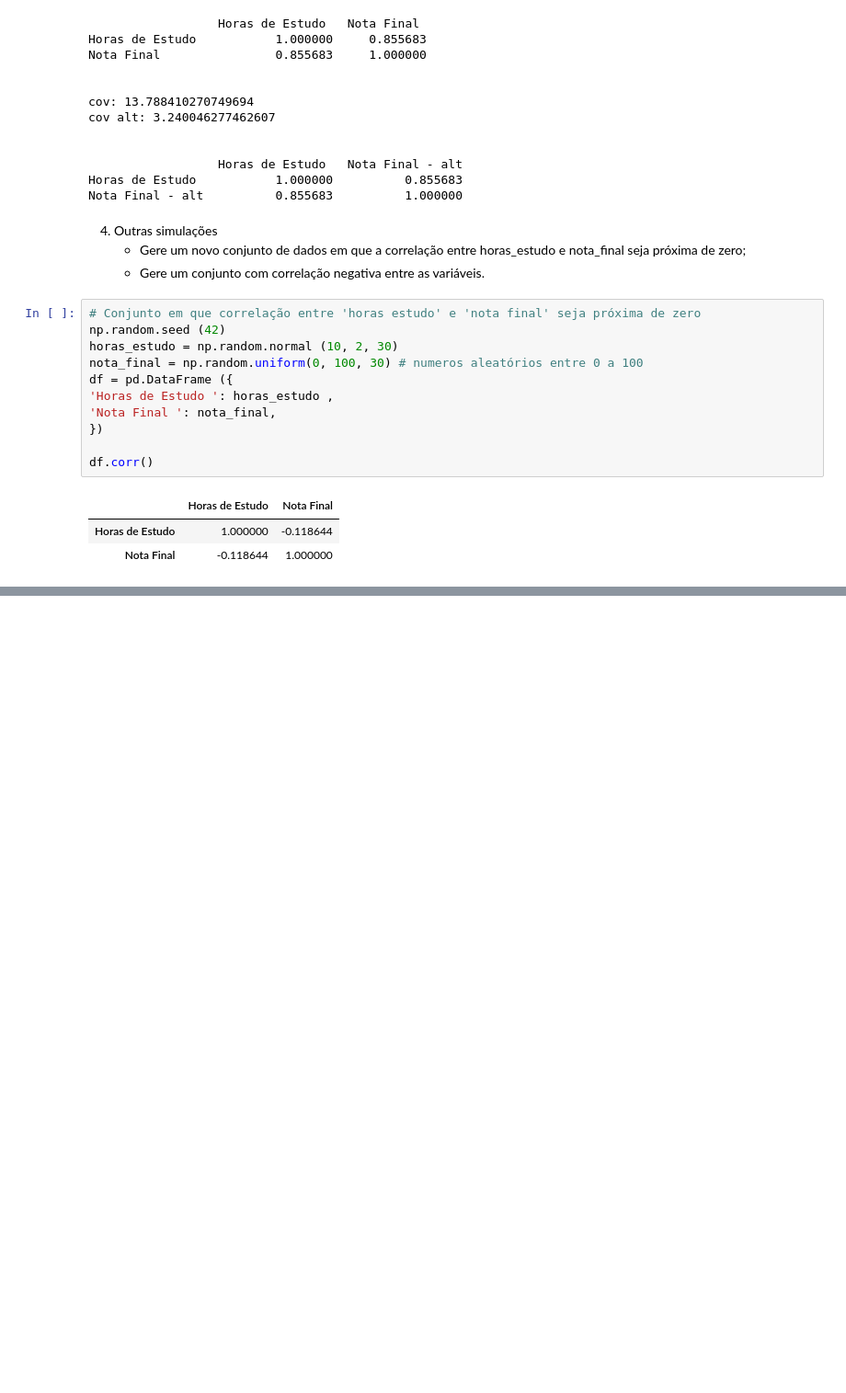
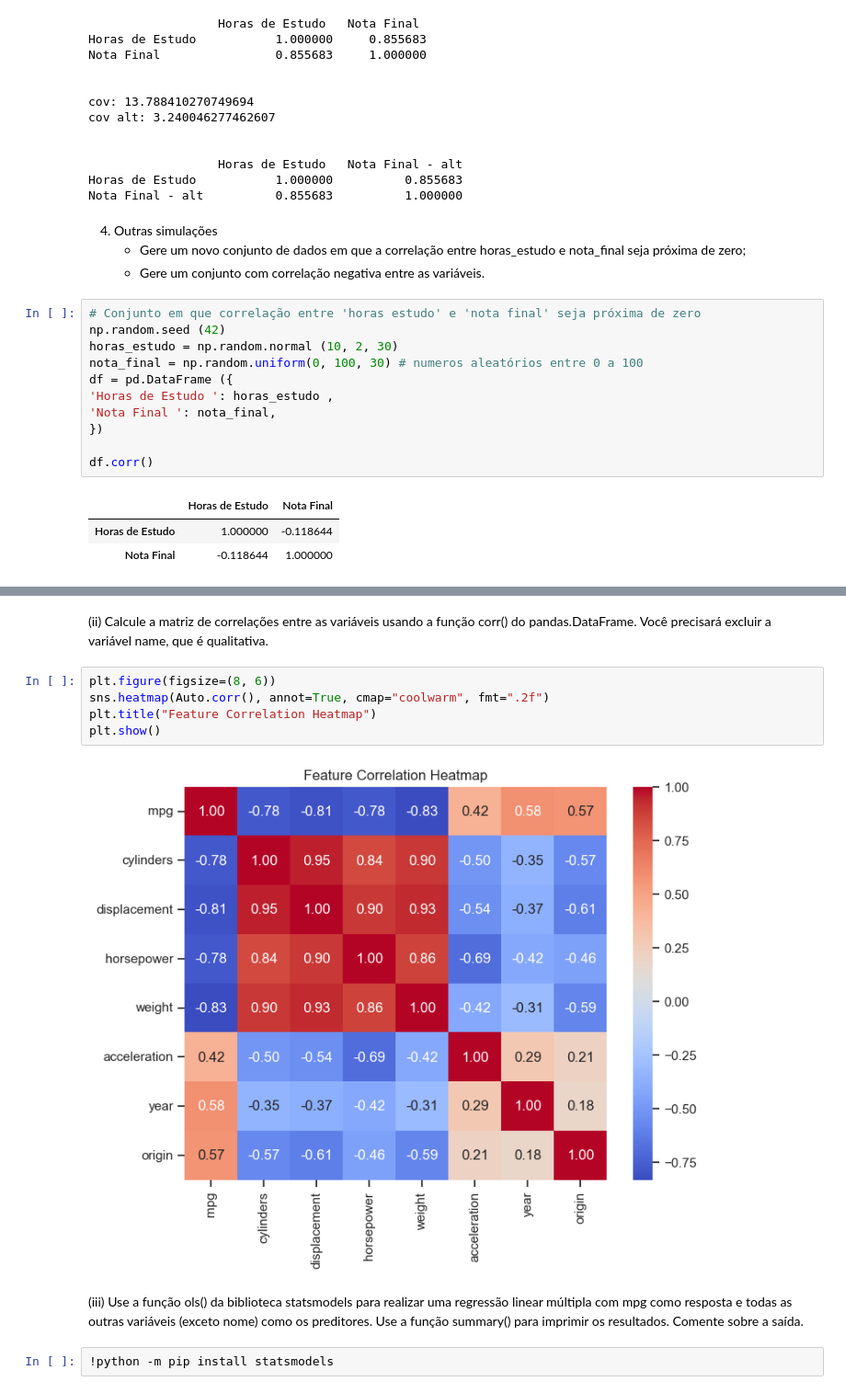
Before and after one commit to paraizovinicius/Inferencia_Estatistica, a Jupyter notebook: Trabalho_3/T3.ipynb, the cells around one changed output, grey strips where cells are left out. Shown at 92% size. Cells and saved outputs as stored; diff of their text form; blank space fills up the shorter version.

```diff
--- a/Trabalho_3/T3.ipynb
+++ b/Trabalho_3/T3.ipynb
@@ -199,0 +230,17 @@ df.corr()
+# %% [markdown]
+(ii) Calcule a matriz de correlações entre as variáveis usando a função corr()
+do pandas.DataFrame. Você precisará excluir a variável name, que é qualitativa.
+# %%
+plt.figure(figsize=(8, 6))
+sns.heatmap(Auto.corr(), annot=True, cmap="coolwarm", fmt=".2f")
+plt.title("Feature Correlation Heatmap")
+plt.show()
+# %% [output]
+[figure, added]
+# %% [markdown]
+(iii) Use a função ols() da biblioteca statsmodels para realizar uma regressão
+linear múltipla com mpg como resposta e todas as outras variáveis (exceto
+nome) como os preditores. Use a função summary() para imprimir os resultados.
+Comente sobre a saída.
+# %%
+!python -m pip install statsmodels
```
Also changed, not shown: parts of 35 cells of this notebook.
